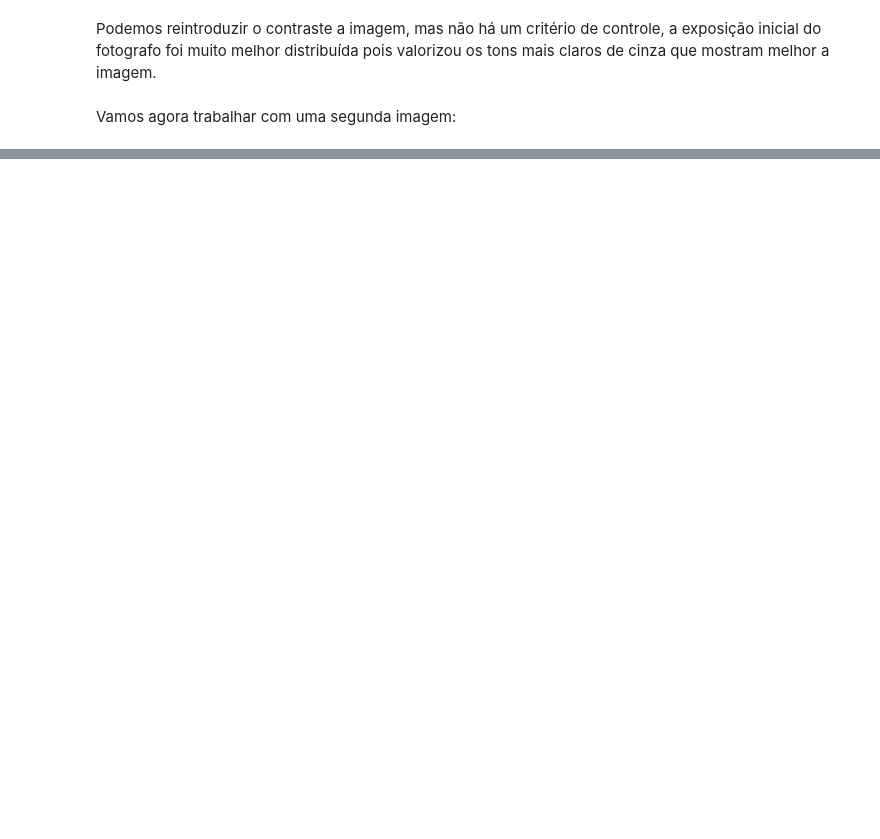
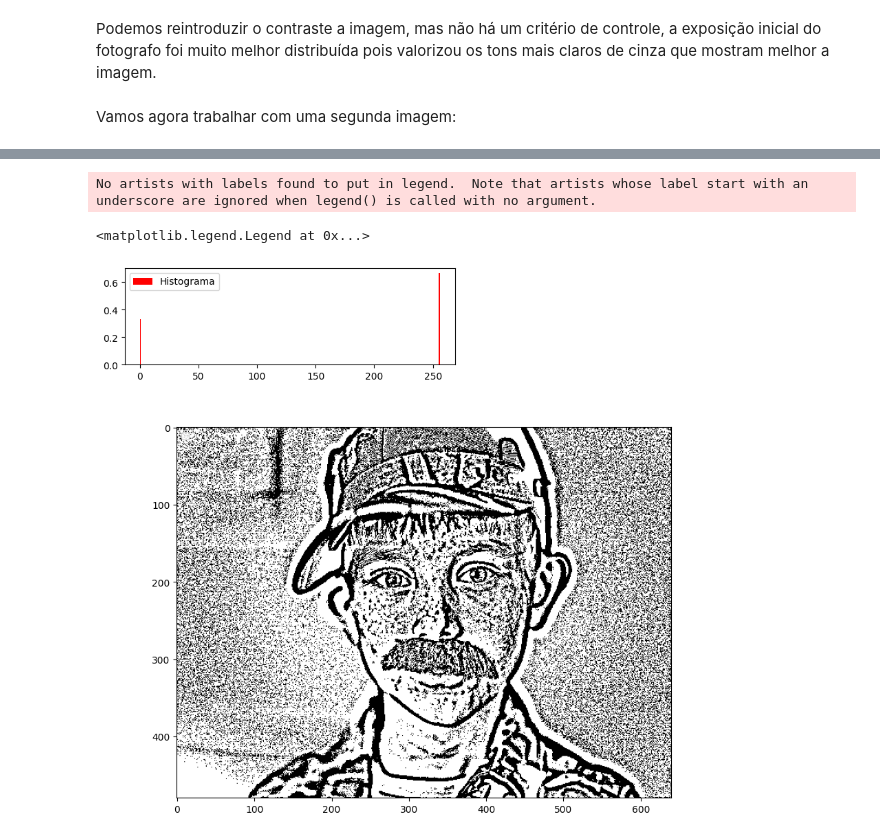
Before and after one commit to antonio-pilan/Curso---Processamento-de-imagens, a Jupyter notebook: tarefa_2_histogramas/tarefa_2.ipynb, the cells around one changed output, grey strips where cells are left out. Cells and saved outputs as stored; diff of their text form; code cells hidden in the pictures; blank space fills up the shorter version.

```diff
--- a/tarefa_2_histogramas/tarefa_2.ipynb
+++ b/tarefa_2_histogramas/tarefa_2.ipynb
@@ -210,0 +231,18 @@ error: OpenCV(4.9.0) :-1: error: (-5:Bad argument) in function 'inRange'
+# %%
+#Thresholding usando média dos pixeis vizinhos
+
+daptative_mean_tresholding = cv.adaptiveThreshold(resized_image,255,cv.ADAPTIVE_THRESH_MEAN_C,cv.THRESH_BINARY,11,2)
+
+fig, ax1 = plt.subplots()
+ax1.imshow(adaptative_mean_tresholding, cmap="gray")
+
+
+l, b, h, w = 0.15, 1.01, .2, .4
+ax2 = fig.add_axes([l, b, w, h])
+ax2.hist(adaptative_mean_tresholding.ravel(),256,[0,256], color="r", density=True, label="Histograma")
+ax1.legend(loc='upper left')
+ax2.legend(loc='upper left')
+# %% [output]
+No artists with labels found to put in legend.  Note that artists whose label start with an underscore are ignored when legend() is called with no argument.
+<matplotlib.legend.Legend at 0x...>
+[figure, added]
```
Also changed, not shown: parts of 13 cells of this notebook, 2 other files.
